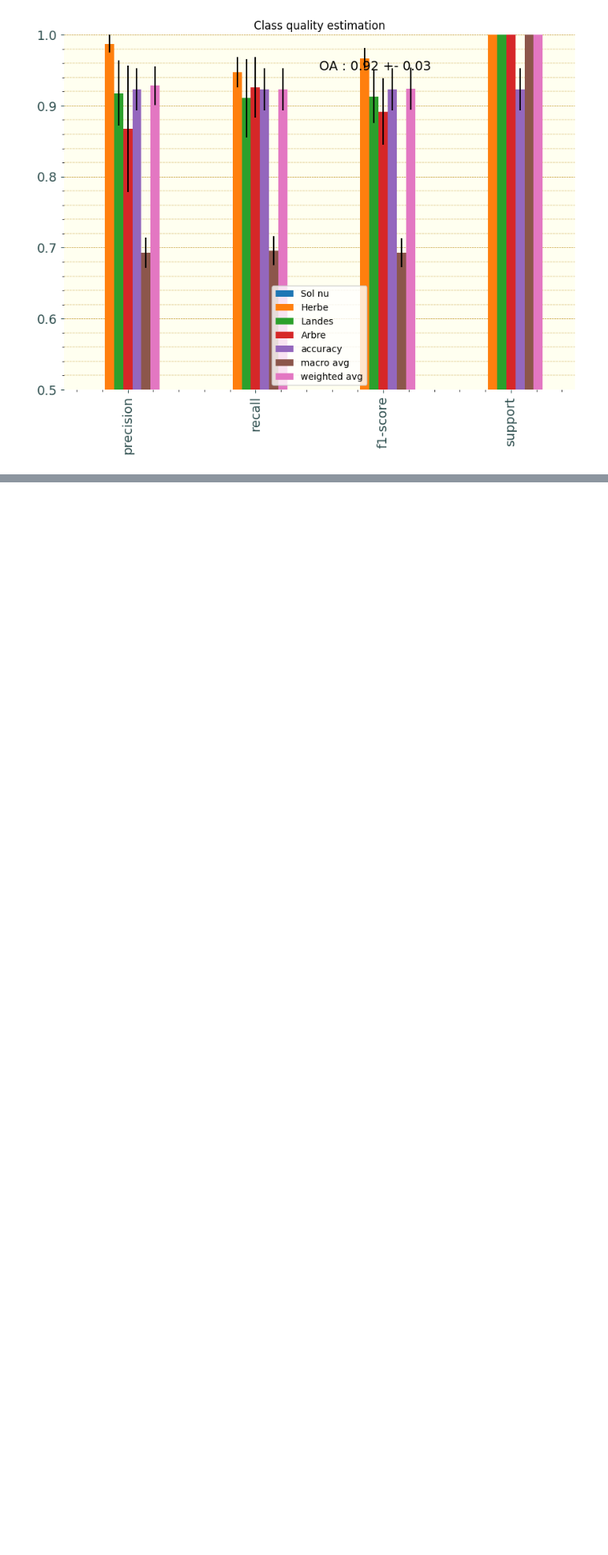
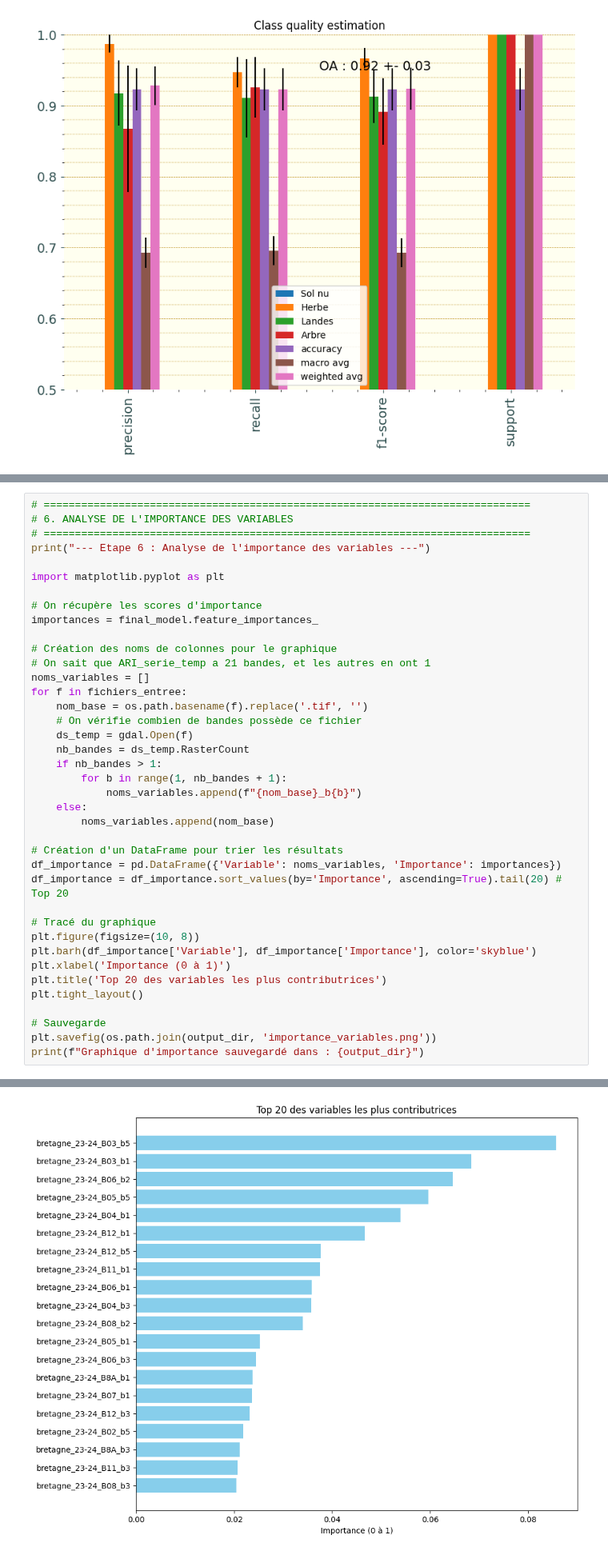
Before and after one commit to auzimmer/Projet_teledetection, a Jupyter notebook: projet_telea_ZIMMER_AUDREY.ipynb, the cells around one changed output, grey strips where cells are left out. Shown at 80% size. Drawn from its saved outputs; the diff is of its cells as text; blank space fills up the shorter version.

```diff
--- a/projet_telea_ZIMMER_AUDREY.ipynb
+++ b/projet_telea_ZIMMER_AUDREY.ipynb
@@ -1272,0 +1504,40 @@ Traitement terminé ! Carte sauvegardée dans : /home/onyxia/work/results/Carte_
+# %%
+# ==============================================================================
+# 6. ANALYSE DE L'IMPORTANCE DES VARIABLES
+# ==============================================================================
+print("--- Etape 6 : Analyse de l'importance des variables ---")
+
+import matplotlib.pyplot as plt
+
+# On récupère les scores d'importance
+importances = final_model.feature_importances_
+
+# Création des noms de colonnes pour le graphique
+# On sait que ARI_serie_temp a 21 bandes, et les autres en ont 1
+noms_variables = []
+for f in fichiers_entree:
+    nom_base = os.path.basename(f).replace('.tif', '')
+    # On vérifie combien de bandes possède ce fichier
+    ds_temp = gdal.Open(f)
+    nb_bandes = ds_temp.RasterCount
+    if nb_bandes > 1:
+        for b in range(1, nb_bandes + 1):
+            noms_variables.append(f"{nom_base}_b{b}")
+    else:
+        noms_variables.append(nom_base)
+
+# Création d'un DataFrame pour trier les résultats
+df_importance = pd.DataFrame({'Variable': noms_variables, 'Importance': importances})
+df_importance = df_importance.sort_values(by='Importance', ascending=True).tail(20) # Top 20
+
+# Tracé du graphique
+plt.figure(figsize=(10, 8))
+plt.barh(df_importance['Variable'], df_importance['Importance'], color='skyblue')
+plt.xlabel('Importance (0 à 1)')
+plt.title('Top 20 des variables les plus contributrices')
+plt.tight_layout()
+
+# Sauvegarde
+plt.savefig(os.path.join(output_dir, 'importance_variables.png'))
+print(f"Graphique d'importance sauvegardé dans : {output_dir}")
+# %% [output]
@@ -1272,0 +1546 @@ Traitement terminé ! Carte sauvegardée dans : /home/onyxia/work/results/Carte_
+[figure, added]
```
Also changed, not shown: parts of 2 cells of this notebook.
